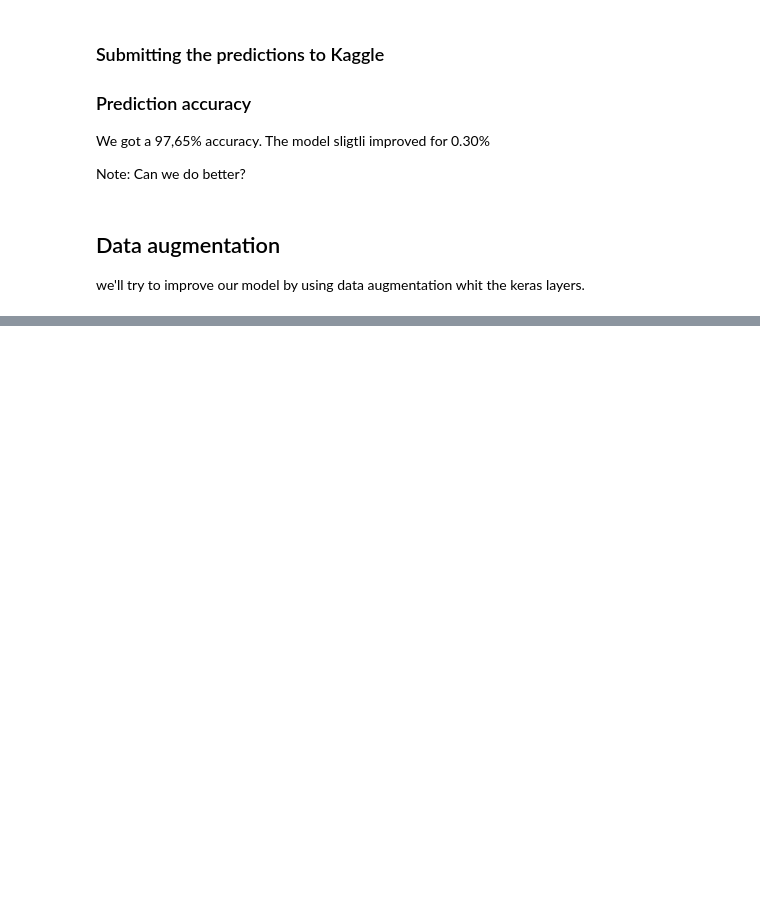
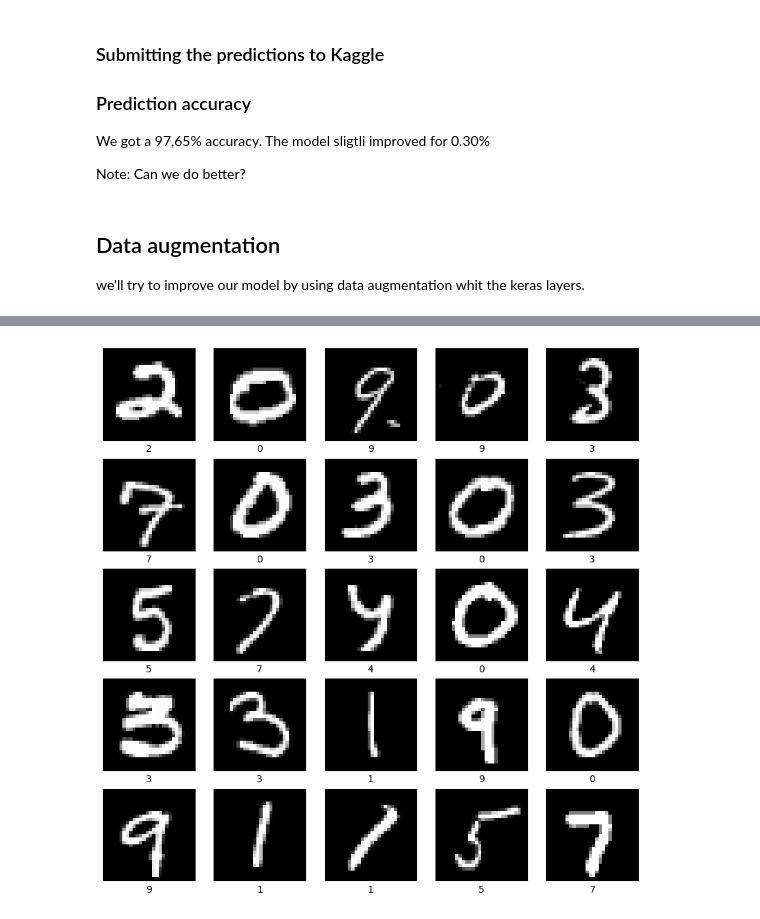
Before and after one commit to PavicicJadranko/Digit-Recognizer-using-Machine-Learning, a Jupyter notebook: Digit_Recognizer.ipynb, the cells around one changed output, grey strips where cells are left out. Cells and saved outputs as stored; diff of their text form; code cells hidden in the pictures; blank space fills up the shorter version.

```diff
--- a/Digit_Recognizer.ipynb
+++ b/Digit_Recognizer.ipynb
@@ -387,4 +409,4 @@ test_df = test_df.values.reshape(-1, 28, 28, 1)
 # %%
-probability_model = tf_keras.Sequential([hypermodel, tf_keras.layers.Softmax()])
-predictions = probability_model.predict(test_df)
+probability_model = tf_keras.Sequential([model, tf_keras.layers.Softmax()])
+predictions = probability_model.predict(X_test)
 # %% [output]
@@ -393,0 +416,4 @@ submission("submissionV5")
+# %%
+img_show(25, img=X_test, label=np.argmax(predictions, axis=1) )
+# %% [output]
+[figure, added]
```
Also changed, not shown: parts of 21 cells of this notebook.
